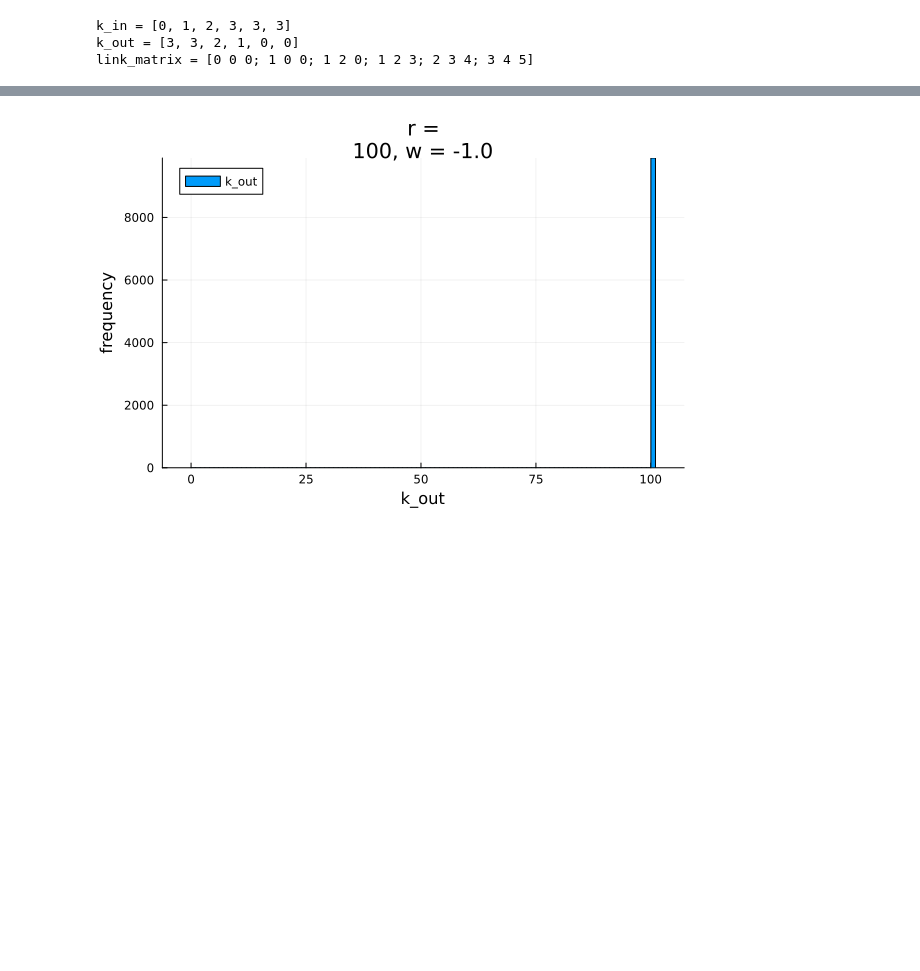
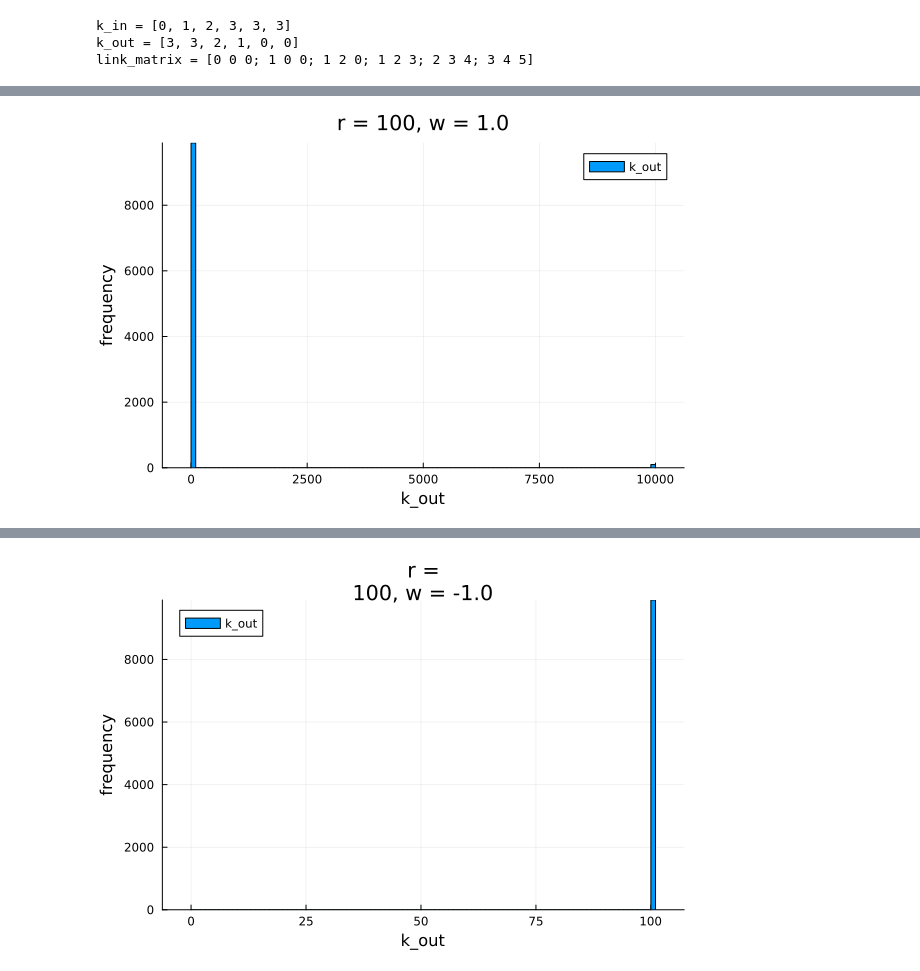
Before and after one commit to LABO-M/ACO-on-Network, a Jupyter notebook: notebooks/network.ipynb, the cells around one changed output, grey strips where cells are left out. Cells and saved outputs as stored; diff of their text form; code cells hidden in the pictures; blank space fills up the shorter version.

```diff
--- a/notebooks/network.ipynb
+++ b/notebooks/network.ipynb
@@ -130,14 +161,16 @@ histogram(k_out, bins=100, label="k_out", xlabel="k_out", ylabel="frequency", ti
 # %%
 # パラメータの設定
-T = 1000000
+T = 10000
 r = 100
 w = 1.0
 
 _, k_out, _ = Network.generate_network(T, r, w)
 
 # 次数分布をプロット
 using Plots
 
 histogram(k_out, bins=100, label="k_out", xlabel="k_out", ylabel="frequency", title="r = $(r), w = $(w)")
+# %% [output]
+[figure, added]
 # %%
 # パラメータの設定
```
Also changed, not shown: parts of 13 cells of this notebook, 2 other files.
